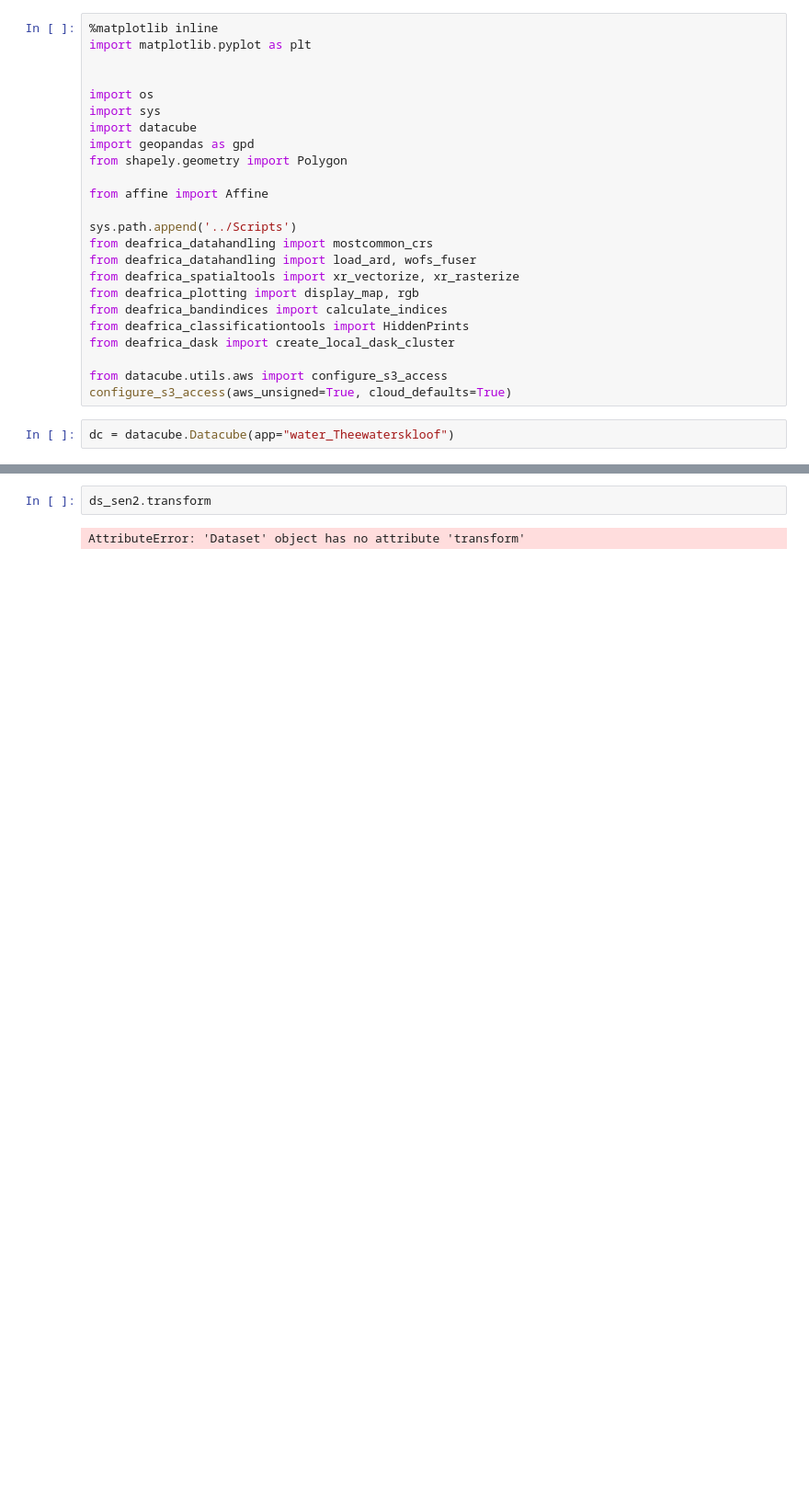
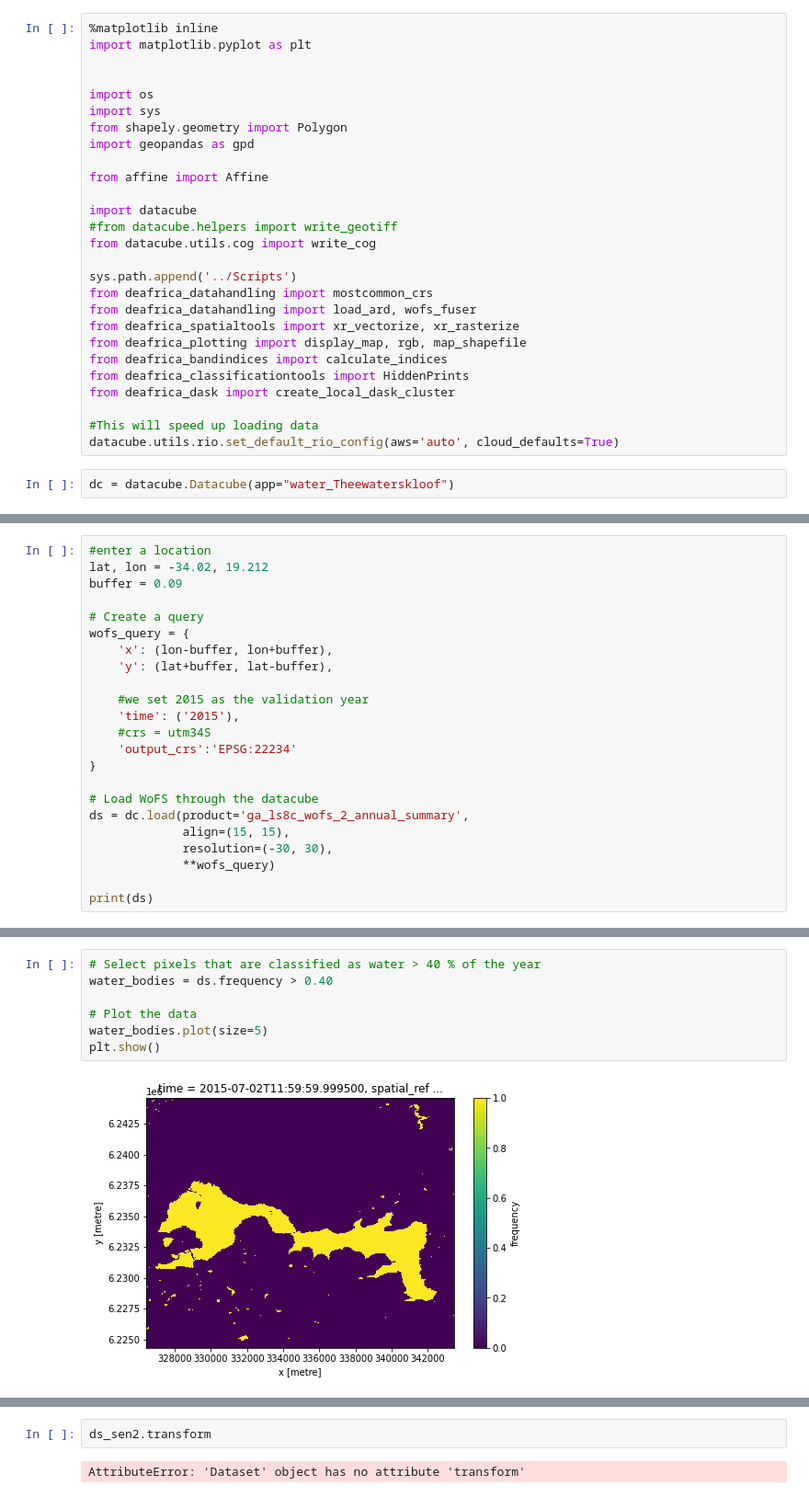
Before and after one commit to AdrianKriger/deafrica-sandbox-notebooks, a Jupyter notebook: Real_world_examples/WaterDetect_DamMonitoring.ipynb, the cells around one changed output, grey strips where cells are left out. Shown at 92% size. Drawn from its saved outputs; the diff is of its cells as text; blank space fills up the shorter version.

```diff
--- a/Real_world_examples/WaterDetect_DamMonitoring.ipynb
+++ b/Real_world_examples/WaterDetect_DamMonitoring.ipynb
@@ -19,23 +19,26 @@ import matplotlib.pyplot as plt
 
 import os
 import sys
-import datacube
+from shapely.geometry import Polygon
 import geopandas as gpd
-from shapely.geometry import Polygon
 
 from affine import Affine
+
+import datacube
+#from datacube.helpers import write_geotiff
+from datacube.utils.cog import write_cog
 
 sys.path.append('../Scripts')
 from deafrica_datahandling import mostcommon_crs
 from deafrica_datahandling import load_ard, wofs_fuser
 from deafrica_spatialtools import xr_vectorize, xr_rasterize
-from deafrica_plotting import display_map, rgb
+from deafrica_plotting import display_map, rgb, map_shapefile
 from deafrica_bandindices import calculate_indices
 from deafrica_classificationtools import HiddenPrints
 from deafrica_dask import create_local_dask_cluster
 
-from datacube.utils.aws import configure_s3_access
-configure_s3_access(aws_unsigned=True, cloud_defaults=True)
+#This will speed up loading data
+datacube.utils.rio.set_default_rio_config(aws='auto', cloud_defaults=True)
 # %%
 dc = datacube.Datacube(app="water_Theewaterskloof")
 # %%
@@ -98,0 +55,23 @@ display_map(x=lon_range, y=lat_range)
+# %%
+#enter a location
+lat, lon = -34.02, 19.212
+buffer = 0.09
+
+# Create a query
+wofs_query = {
+    'x': (lon-buffer, lon+buffer),
+    'y': (lat+buffer, lat-buffer),
+
+    #we set 2015 as the validation year
+    'time': ('2015'),
+    #crs = utm34S
+    'output_crs':'EPSG:22234'
+}
+
+# Load WoFS through the datacube
+ds = dc.load(product='ga_ls8c_wofs_2_annual_summary',
+             align=(15, 15),
+             resolution=(-30, 30),
+             **wofs_query)
+
+print(ds)
@@ -98,0 +93,9 @@ display_map(x=lon_range, y=lat_range)
+# %%
+# Select pixels that are classified as water > 40 % of the year
+water_bodies = ds.frequency > 0.40
+
+# Plot the data
+water_bodies.plot(size=5)
+plt.show()
+# %% [output]
+[figure, added]
```
Also changed, not shown: parts of 33 cells of this notebook.
